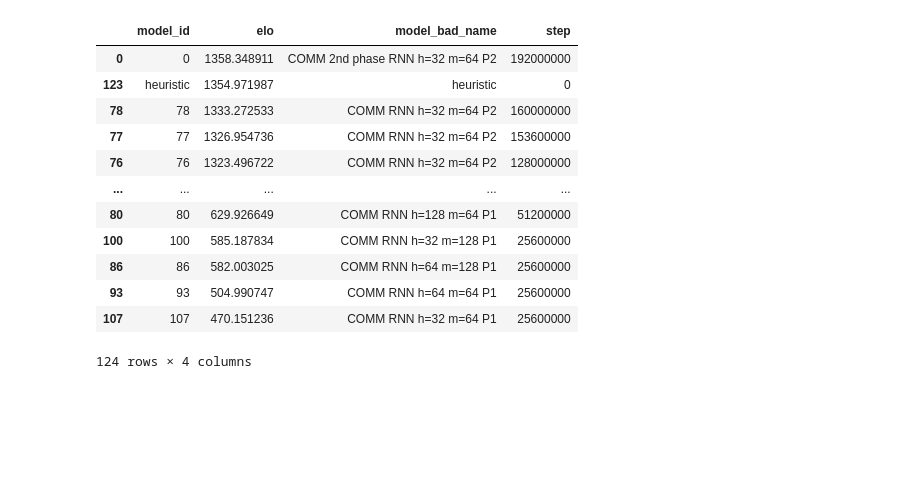
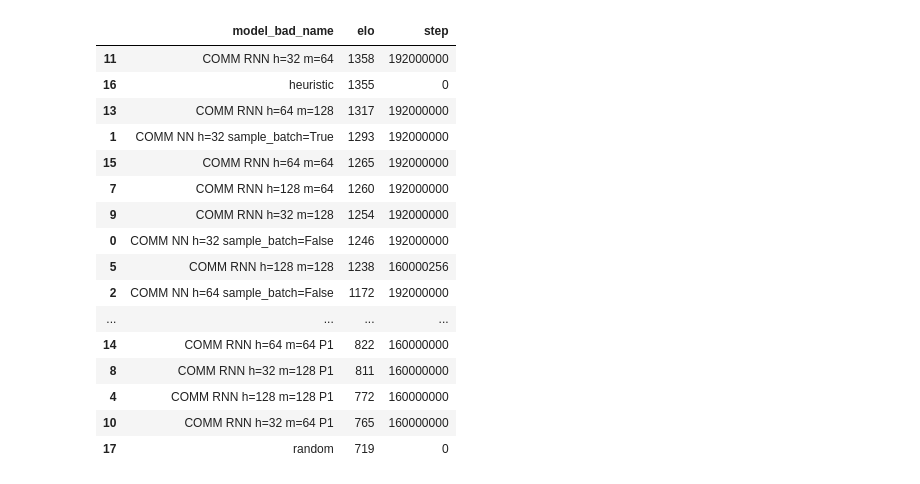
Before and after one commit to giorgiopiatti/FORL-project, a Jupyter notebook: ELO_tournament/ELO_com.ipynb, the cells around one changed output. Drawn from its saved outputs; the diff is of its cells as text; code cells hidden in the pictures; blank space fills up the shorter version.

```diff
--- a/ELO_tournament/ELO_com.ipynb
+++ b/ELO_tournament/ELO_com.ipynb
@@ -78,16 +95,28 @@ elos_named
-# %%
-elos_named.sort_values(by=['elo'], ascending=False)
-# %% [output]
-|  | model_id | elo | model_bad_name | step |
-| 0 | 0 | 1358.348911 | COMM 2nd phase RNN h=32 m=64 P2 | 192000000 |
-| 123 | heuristic | 1354.971987 | heuristic | 0 |
-| 78 | 78 | 1333.272533 | COMM RNN h=32 m=64 P2 | 160000000 |
-| 77 | 77 | 1326.954736 | COMM RNN h=32 m=64 P2 | 153600000 |
-| 76 | 76 | 1323.496722 | COMM RNN h=32 m=64 P2 | 128000000 |
-| ... | ... | ... | ... | ... |
-| 80 | 80 | 629.926649 | COMM RNN h=128 m=64 P1 | 51200000 |
-| 100 | 100 | 585.187834 | COMM RNN h=32 m=128 P1 | 25600000 |
-| 86 | 86 | 582.003025 | COMM RNN h=64 m=128 P1 | 25600000 |
-| 93 | 93 | 504.990747 | COMM RNN h=64 m=64 P1 | 25600000 |
-| 107 | 107 | 470.151236 | COMM RNN h=32 m=64 P1 | 25600000 |
-124 rows × 4 columns
+# %%
+table = elos_named.groupby('model_bad_name').max('elo')
+table.sort_values(by=['elo'], ascending=False)
+
+table_P2 = table.copy()
+table_P2.reset_index(inplace=True)
+table_P2['model_bad_name'] = table_P2['model_bad_name'].apply(lambda x: x.replace('P2', ''))
+table_P2['elo'] = table_P2['elo'].round(0).astype(int)
+table_P2 = table_P2.sort_values(by=['elo'], ascending=False)
+table_P2
+# %% [output]
+|  | model_bad_name | elo | step |
+| 11 | COMM RNN h=32 m=64 | 1358 | 192000000 |
+| 16 | heuristic | 1355 | 0 |
+| 13 | COMM RNN h=64 m=128 | 1317 | 192000000 |
+| 1 | COMM NN h=32 sample_batch=True | 1293 | 192000000 |
+| 15 | COMM RNN h=64 m=64 | 1265 | 192000000 |
+| 7 | COMM RNN h=128 m=64 | 1260 | 192000000 |
+| 9 | COMM RNN h=32 m=128 | 1254 | 192000000 |
+| 0 | COMM NN h=32 sample_batch=False | 1246 | 192000000 |
+| 5 | COMM RNN h=128 m=128 | 1238 | 160000256 |
+| 2 | COMM NN h=64 sample_batch=False | 1172 | 192000000 |
+| ... | ... | ... | ... |
+| 14 | COMM RNN h=64 m=64 P1 | 822 | 160000000 |
+| 8 | COMM RNN h=32 m=128 P1 | 811 | 160000000 |
+| 4 | COMM RNN h=128 m=128 P1 | 772 | 160000000 |
+| 10 | COMM RNN h=32 m=64 P1 | 765 | 160000000 |
+| 17 | random | 719 | 0 |
```
Also changed, not shown: parts of 12 cells of this notebook, 49 other files.
